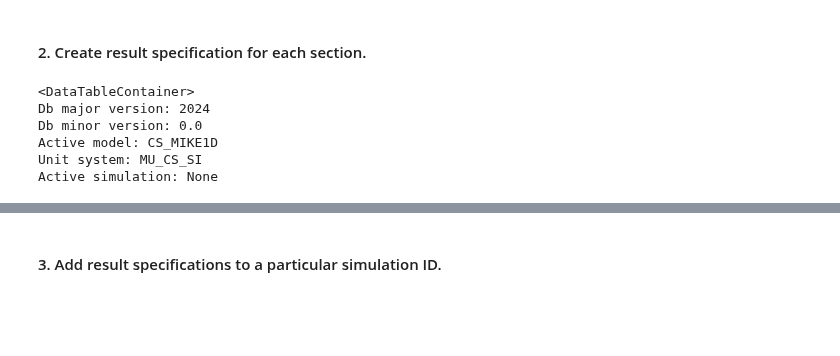
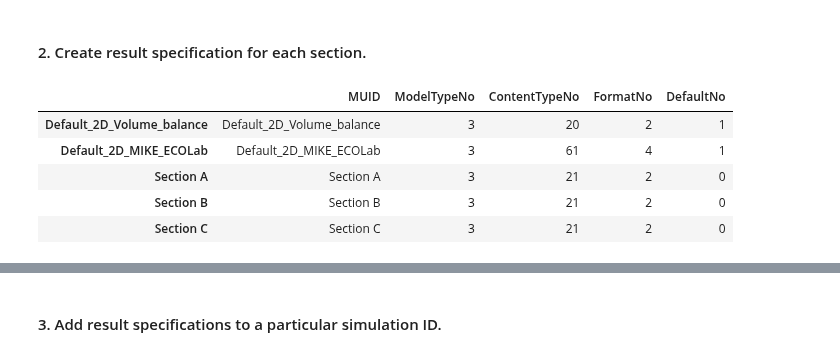
Before and after one commit to DHI/mikepluspy, a Jupyter notebook: notebooks/add_many_section_discharge_result_specifications.ipynb, the cells around one changed output, grey strips where cells are left out. Drawn from its saved outputs; the diff is of its cells as text; code cells hidden in the pictures; blank space fills up the shorter version.

```diff
--- a/notebooks/add_many_section_discharge_result_specifications.ipynb
+++ b/notebooks/add_many_section_discharge_result_specifications.ipynb
@@ -49,17 +54,5 @@ print("Section A", sections_xy["Section A"])
 Section A [(718491.4717670247, 6197313.657350091), (718488.7577802106, 6197330.542639723)]
 # %% [markdown]
 #### 2. Create result specification for each section.
-# %%
-# Open the model database
-dta = DataTableAccess(db_path)
-dta.open_database()
-dta
-# %% [output]
-<DataTableContainer>
-Db major version: 2024
-Db minor version: 0.0
-Active model: CS_MIKE1D
-Unit system: MU_CS_SI
-Active simulation: None
 # %%
 # Create one result specification per cross section with the appropriate types
@@ -75,0 +68,9 @@ for name in sections_xy:
+# %%
+db.tables.msm_RS.to_dataframe().tail()
+# %% [output]
+|  | MUID | ModelTypeNo | ContentTypeNo | FormatNo | DefaultNo |
+| Default_2D_Volume_balance | Default_2D_Volume_balance | 3 | 20 | 2 | 1 |
+| Default_2D_MIKE_ECOLab | Default_2D_MIKE_ECOLab | 3 | 61 | 4 | 1 |
+| Section A | Section A | 3 | 21 | 2 | 0 |
+| Section B | Section B | 3 | 21 | 2 | 0 |
+| Section C | Section C | 3 | 21 | 2 | 0 |
```
Also changed, not shown: parts of 16 cells of this notebook.
